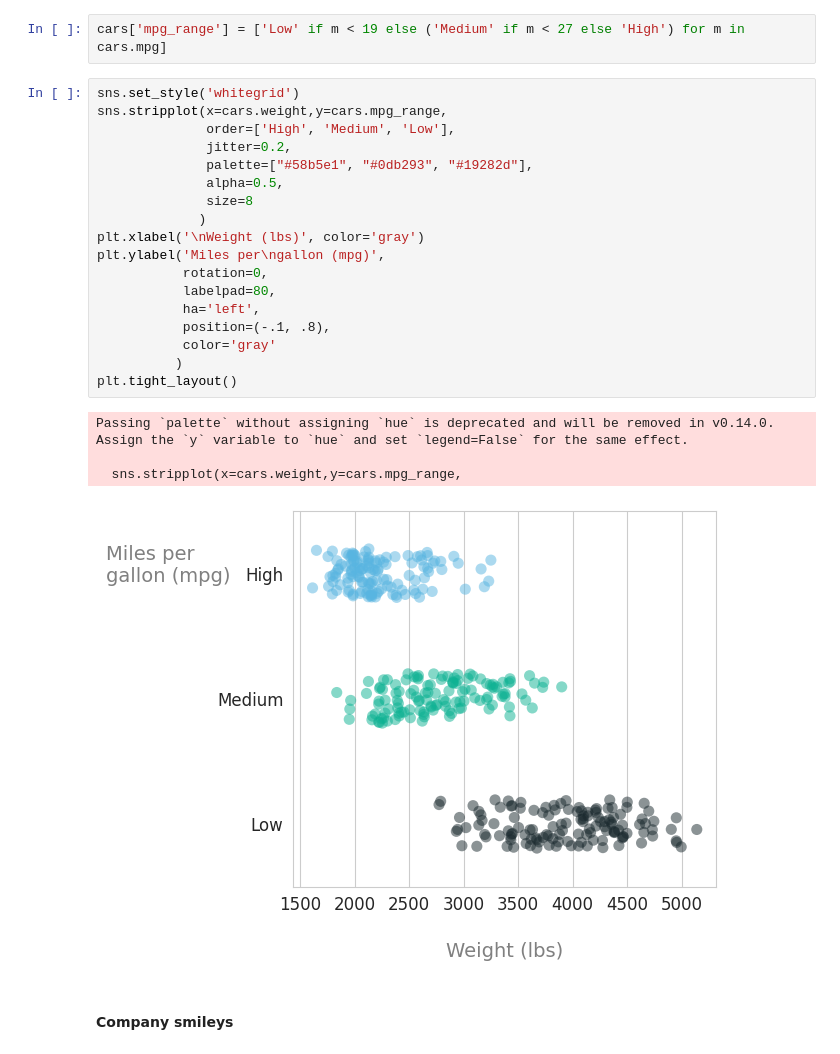
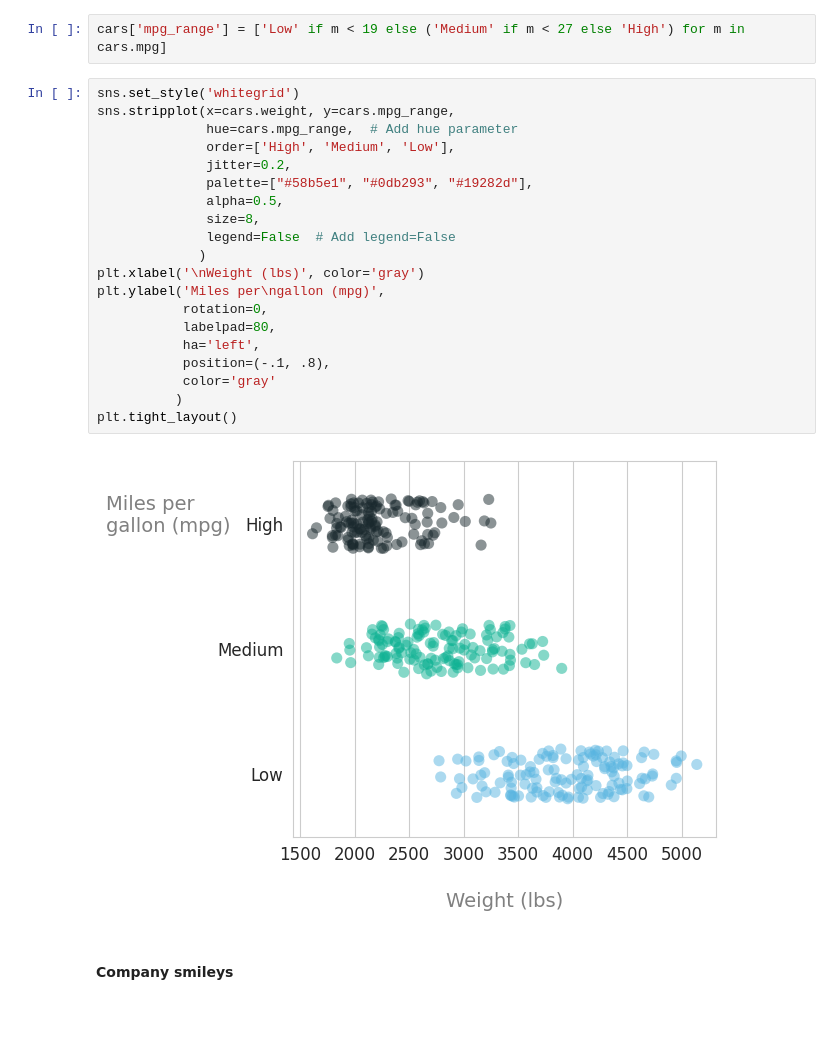
Before and after one commit to Davron030901/Matplotlib_and_Seaborn, a Jupyter notebook: 07_stripplot.ipynb, the cells around one changed output. Drawn from its saved outputs; the diff is of its cells as text; blank space fills up the shorter version.

```diff
--- a/07_stripplot.ipynb
+++ b/07_stripplot.ipynb
@@ -279,27 +277,26 @@ Passing `palette` without assigning `hue` is deprecated and will be removed in v
 cars['mpg_range'] = ['Low' if m < 19 else ('Medium' if m < 27 else 'High') for m in cars.mpg]
 # %%
 sns.set_style('whitegrid')
-sns.stripplot(x=cars.weight,y=cars.mpg_range,
+sns.stripplot(x=cars.weight, y=cars.mpg_range,
+              hue=cars.mpg_range,  # Add hue parameter
               order=['High', 'Medium', 'Low'],
               jitter=0.2,
               palette=["#58b5e1", "#0db293", "#19282d"],
               alpha=0.5,
-              size=8
+              size=8,
+              legend=False  # Add legend=False
              )
 plt.xlabel('\nWeight (lbs)', color='gray')
 plt.ylabel('Miles per\ngallon (mpg)',
            rotation=0,
            labelpad=80,
            ha='left',
            position=(-.1, .8),
            color='gray'
           )
 plt.tight_layout()
 # %% [output]
-Passing `palette` without assigning `hue` is deprecated and will be removed in v0.14.0. Assign the `y` variable to `hue` and set `legend=False` for the same effect.
-
-  sns.stripplot(x=cars.weight,y=cars.mpg_range,
-[figure, old version]
+[figure, new version]
 # %% [markdown]
 #### Company smileys
 # %%
```
Also changed, not shown: parts of 25 cells of this notebook.
